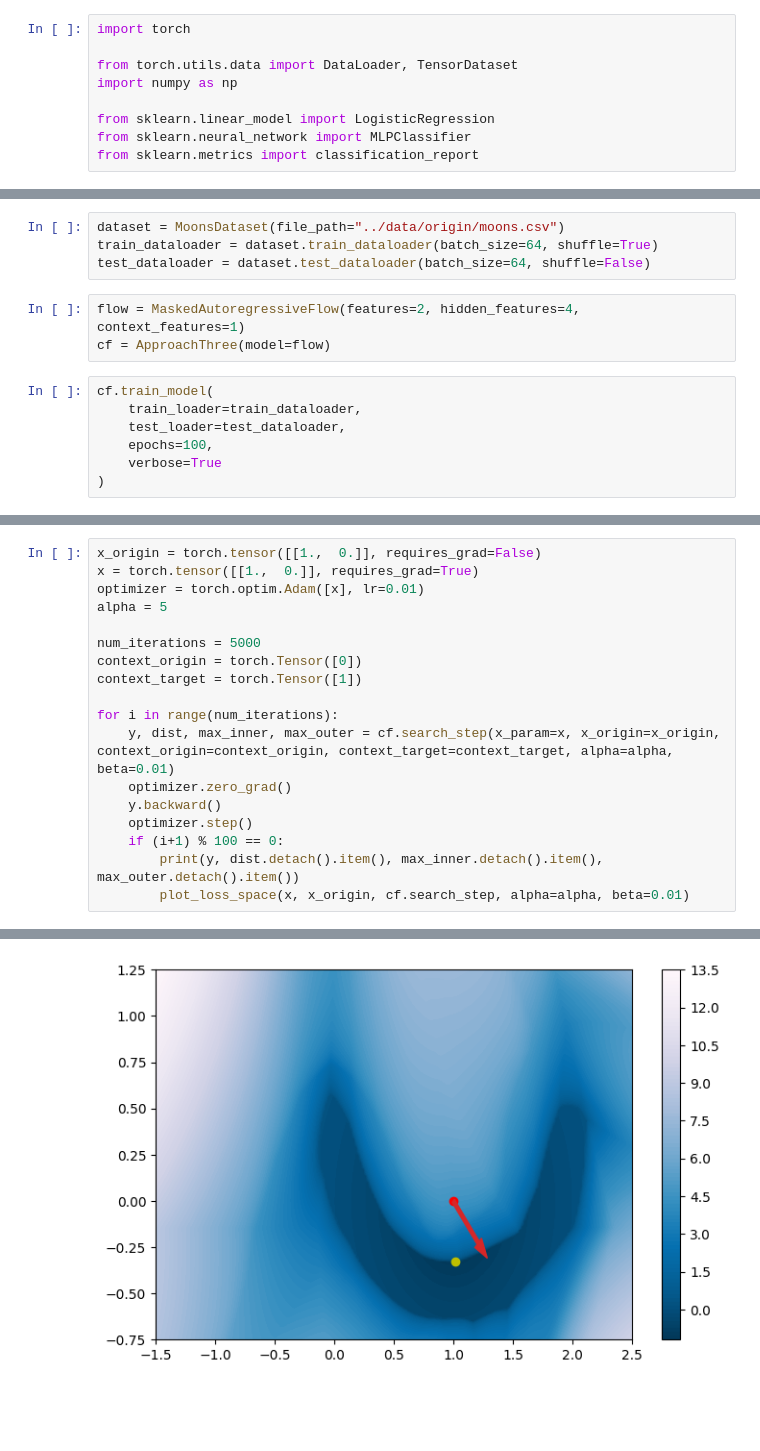
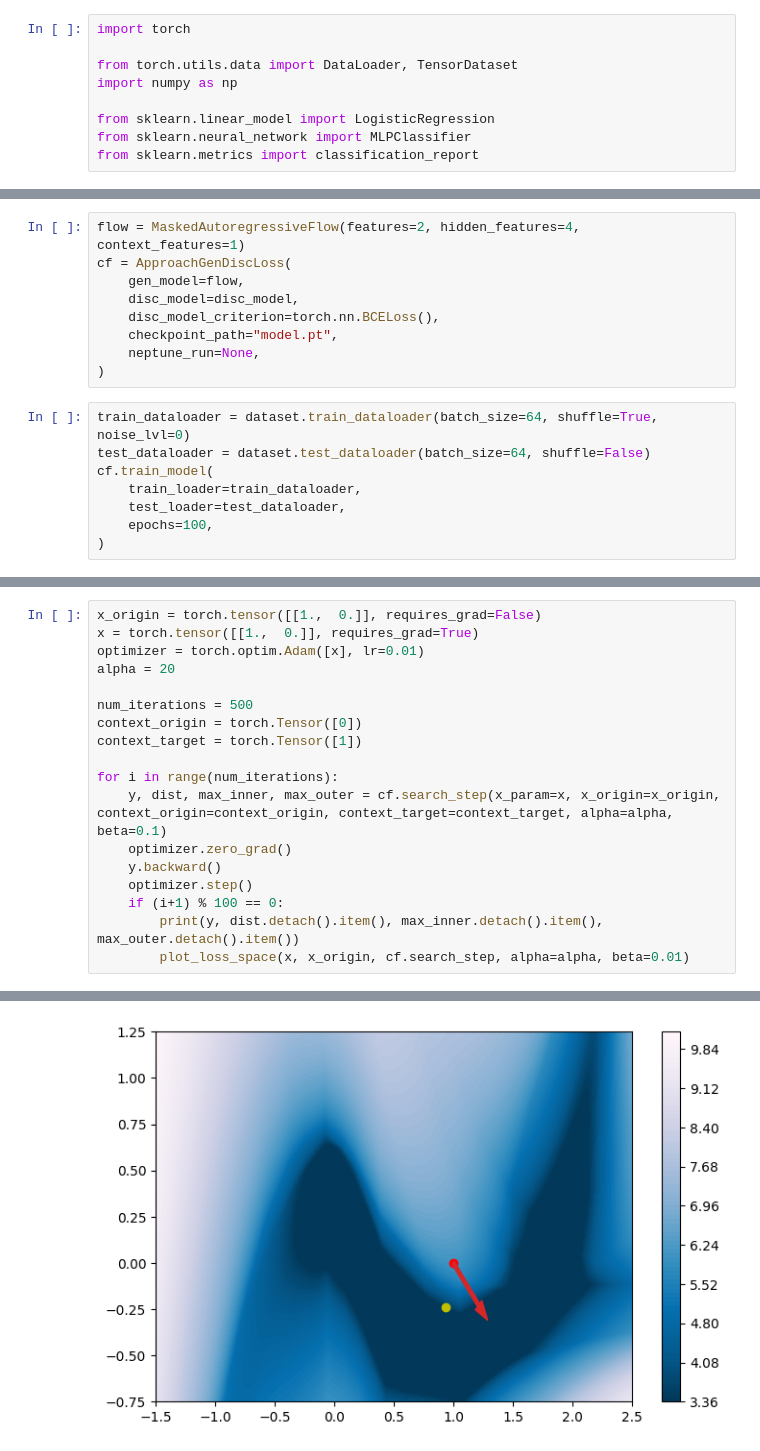
Before and after one commit to ofurman/counterfactuals, a Jupyter notebook: notebooks/visualisation.ipynb, the cells around one changed output, grey strips where cells are left out. Saved outputs shown, nothing was run; the diff lists cells and outputs as text; blank space fills up the shorter version.

Commit message:
feat: visualisations update

```diff
--- a/notebooks/visualisation.ipynb
+++ b/notebooks/visualisation.ipynb
@@ -27,14 +43,17 @@ from counterfactuals.utils import plot_loss_space, plot_model_distribution
+# %%
+flow = MaskedAutoregressiveFlow(features=2, hidden_features=4, context_features=1)
+cf = ApproachGenDiscLoss(
+    gen_model=flow,
+    disc_model=disc_model,
+    disc_model_criterion=torch.nn.BCELoss(),
+    checkpoint_path="model.pt",
+    neptune_run=None,
+)
 # %%
-dataset = MoonsDataset(file_path="../data/origin/moons.csv")
-train_dataloader = dataset.train_dataloader(batch_size=64, shuffle=True)
+train_dataloader = dataset.train_dataloader(batch_size=64, shuffle=True, noise_lvl=0)
 test_dataloader = dataset.test_dataloader(batch_size=64, shuffle=False)
+cf.train_model(
+    train_loader=train_dataloader,
+    test_loader=test_dataloader,
+    epochs=100,
+)
-# %%
-flow = MaskedAutoregressiveFlow(features=2, hidden_features=4, context_features=1)
-cf = ApproachThree(model=flow)
-# %%
-cf.train_model(
-    train_loader=train_dataloader,
-    test_loader=test_dataloader,
-    epochs=100,
-    verbose=True
-)
@@ -57,14 +65,14 @@ plot_model_distribution(cf.model)
 x_origin = torch.tensor([[1.,  0.]], requires_grad=False)
 x = torch.tensor([[1.,  0.]], requires_grad=True)
 optimizer = torch.optim.Adam([x], lr=0.01)
-alpha = 5
+alpha = 20
 
-num_iterations = 5000
+num_iterations = 500
 context_origin = torch.Tensor([0])
 context_target = torch.Tensor([1])
 
 for i in range(num_iterations):
-    y, dist, max_inner, max_outer = cf.search_step(x_param=x, x_origin=x_origin, context_origin=context_origin, context_target=context_target, alpha=alpha, beta=0.01)
+    y, dist, max_inner, max_outer = cf.search_step(x_param=x, x_origin=x_origin, context_origin=context_origin, context_target=context_target, alpha=alpha, beta=0.1)
     optimizer.zero_grad()
     y.backward()
     optimizer.step()
@@ -77 +85 @@ tensor(-1.1143)
-[figure, old version]
+[figure, new version]
```
Also changed, not shown: parts of 8 cells of this notebook, 1 other file.
